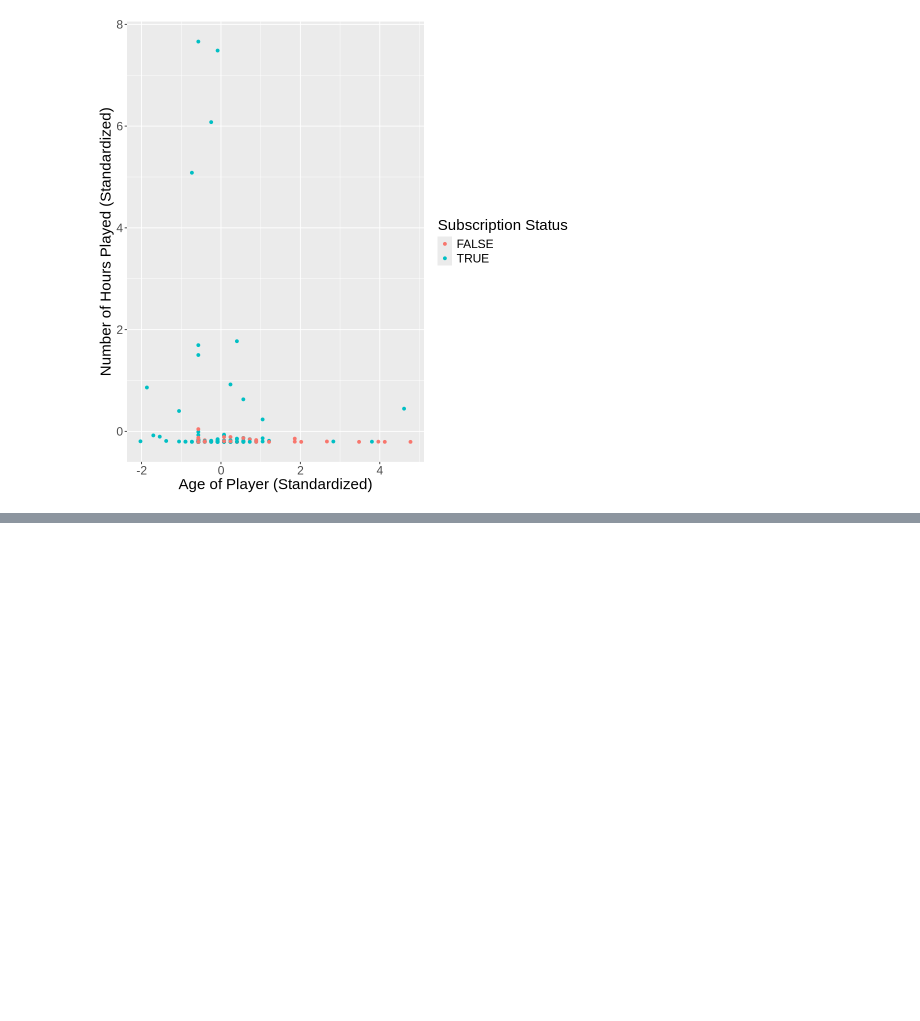
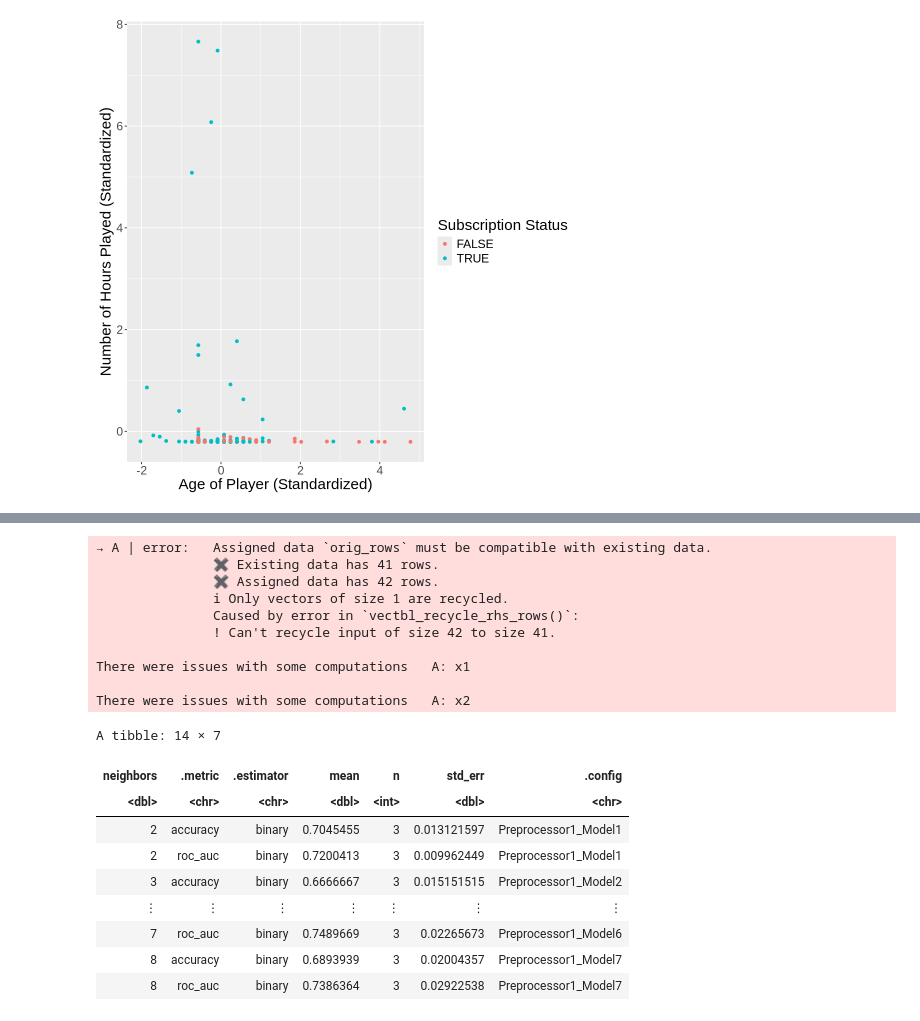
Before and after one commit to ashfilonova/dsci_project, a Jupyter notebook: dsci_project.ipynb, the cells around one changed output, grey strips where cells are left out. Drawn from its saved outputs; the diff is of its cells as text; code cells hidden in the pictures; blank space fills up the shorter version.

```diff
--- a/dsci_project.ipynb
+++ b/dsci_project.ipynb
@@ -140,0 +179,6 @@ Warning message:
+# %%
+minecraft_train_even <- recipe(subscribe ~ Age + played_hours, data = minecraft_train) |>
+  step_upsample(subscribe, over_ratio = 1, skip = FALSE) |>
+  prep() |>
+  bake(minecraft_train)
+minecraft_train_even
@@ -140,0 +267,26 @@ Warning message:
+# %%
+minecraft_results <- knn_workflow|>
+    tune_grid(resamples = minecraft_vfold, grid = k_vals) |>
+    collect_metrics()
+minecraft_results
+# %% [output]
+→ A | error:   Assigned data `orig_rows` must be compatible with existing data.
+               ✖ Existing data has 41 rows.
+               ✖ Assigned data has 42 rows.
+               ℹ Only vectors of size 1 are recycled.
+               Caused by error in `vectbl_recycle_rhs_rows()`:
+               ! Can't recycle input of size 42 to size 41.
+
+There were issues with some computations   A: x1
+
+There were issues with some computations   A: x2
+A tibble: 14 × 7
+| neighbors | .metric | .estimator | mean | n | std_err | .config |
+| <dbl> | <chr> | <chr> | <dbl> | <int> | <dbl> | <chr> |
+| 2 | accuracy | binary | 0.7045455 | 3 | 0.013121597 | Preprocessor1_Model1 |
+| 2 | roc_auc | binary | 0.7200413 | 3 | 0.009962449 | Preprocessor1_Model1 |
+| 3 | accuracy | binary | 0.6666667 | 3 | 0.015151515 | Preprocessor1_Model2 |
+| ⋮ | ⋮ | ⋮ | ⋮ | ⋮ | ⋮ | ⋮ |
+| 7 | roc_auc | binary | 0.7489669 | 3 | 0.02265673 | Preprocessor1_Model6 |
+| 8 | accuracy | binary | 0.6893939 | 3 | 0.02004357 | Preprocessor1_Model7 |
+| 8 | roc_auc | binary | 0.7386364 | 3 | 0.02922538 | Preprocessor1_Model7 |
```
Also changed, not shown: parts of 20 cells of this notebook.
